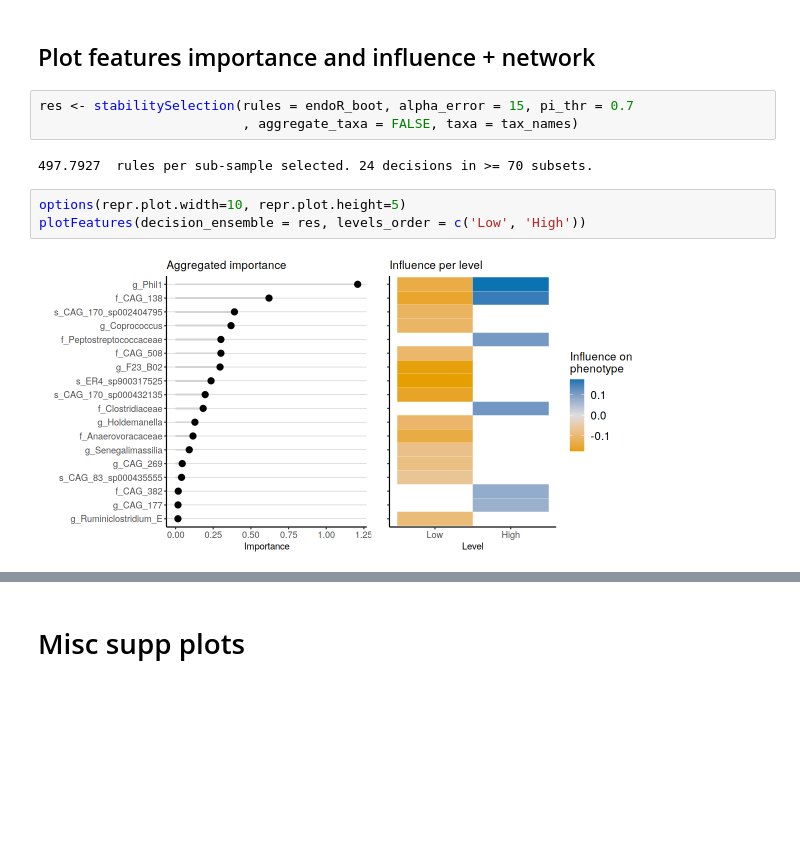
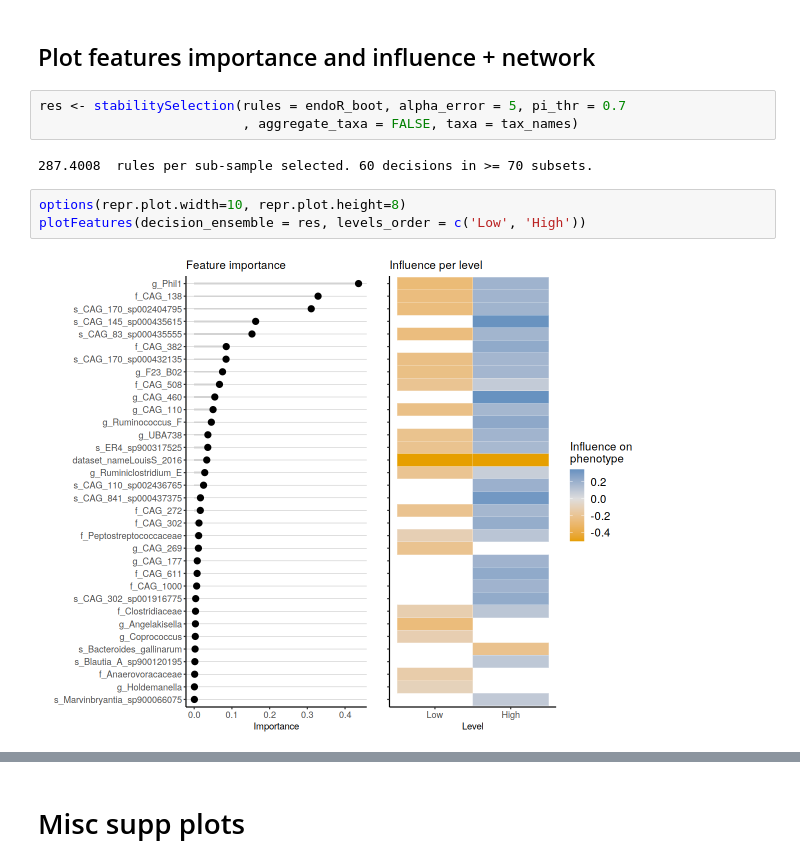
Before and after one commit to aruaud/endoR_data_analysis, a Jupyter notebook: Methanobacteriaceae/models/Final_model.ipynb, the cells around one changed output, grey strips where cells are left out. Drawn from its saved outputs; the diff is of its cells as text; blank space fills up the shorter version.

```diff
--- a/Methanobacteriaceae/models/Final_model.ipynb
+++ b/Methanobacteriaceae/models/Final_model.ipynb
@@ -230,12 +259,12 @@ endoR_boot <- qread('../tmp/endoR_boots.qs')
 # %% [markdown]
 ## Plot features importance and influence + network
 # %%
-res <- stabilitySelection(rules = endoR_boot, alpha_error = 15, pi_thr = 0.7
+res <- stabilitySelection(rules = endoR_boot, alpha_error = 5, pi_thr = 0.7
                           , aggregate_taxa = FALSE, taxa = tax_names)
 # %% [output]
-497.7927  rules per sub-sample selected. 24 decisions in >= 70 subsets.
+287.4008  rules per sub-sample selected. 60 decisions in >= 70 subsets.
 # %%
-options(repr.plot.width=10, repr.plot.height=5)
+options(repr.plot.width=10, repr.plot.height=8)
 plotFeatures(decision_ensemble = res, levels_order = c('Low', 'High'))
 # %% [output]
-[figure, old version]
+[figure, new version]
```
Also changed, not shown: parts of 25 cells of this notebook, 14 other files.
